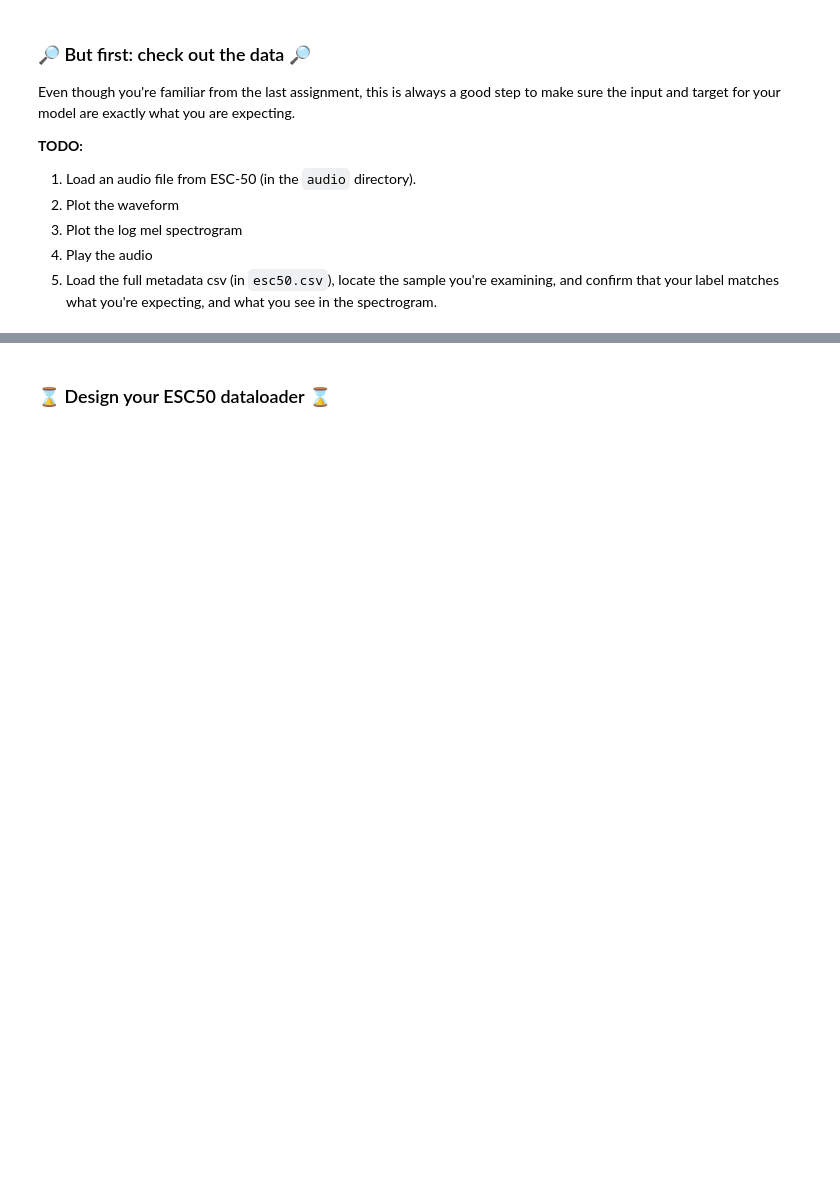
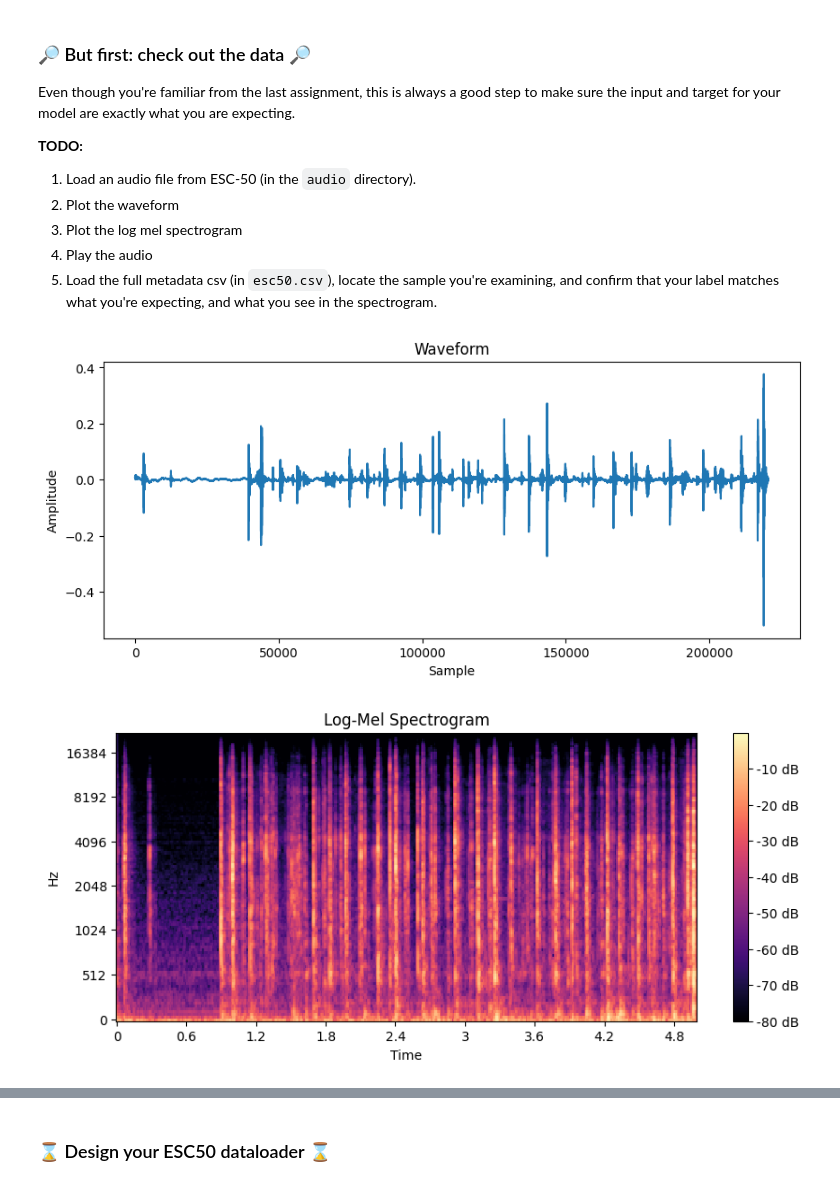
Before and after one commit to josh14668/MachineListeningCSGY9223, a Jupyter notebook: assignment3.ipynb, the cells around one changed output, grey strips where cells are left out. Saved outputs shown, nothing was run; the diff lists cells and outputs as text; code cells hidden in the pictures; blank space fills up the shorter version.

```diff
--- a/assignment3.ipynb
+++ b/assignment3.ipynb
@@ -475,0 +474,33 @@ Even though you're familiar from the last assignment, this is always a good step
+# %%
+# TODO : the 5 exploratory data points above
+esc_dir = "/content/ESC-50-master"
+audio_dir = f"{esc_dir}/audio"
+
+# Load audio
+audio_file = os.path.join(audio_dir, "1-137-A-32.wav")
+
+audio_data, sr = librosa.load(audio_file, sr=None)
+
+#Plt waveform
+plt.figure(figsize=(10, 4))
+plt.plot(audio_data)
+plt.title("Waveform")
+plt.xlabel("Sample")
+plt.ylabel("Amplitude")
+plt.show()
+
+# Plt log mel
+mel_spec = librosa.feature.melspectrogram(y=audio_data, sr=sr, n_mels=128)
+log_mel_spec = librosa.power_to_db(mel_spec, ref=np.max)
+plt.figure(figsize=(10, 4))
+librosa.display.specshow(log_mel_spec, sr=sr, x_axis='time', y_axis='mel')
+plt.colorbar(format='%+2.0f dB')
+plt.title("Log-Mel Spectrogram")
+plt.show()
+
+# Play Audio
+from IPython.display import Audio
+Audio(audio_file)
+# %% [output]
+[figure, added]
+[figure, added]
```
Also changed, not shown: parts of 6 cells of this notebook.
